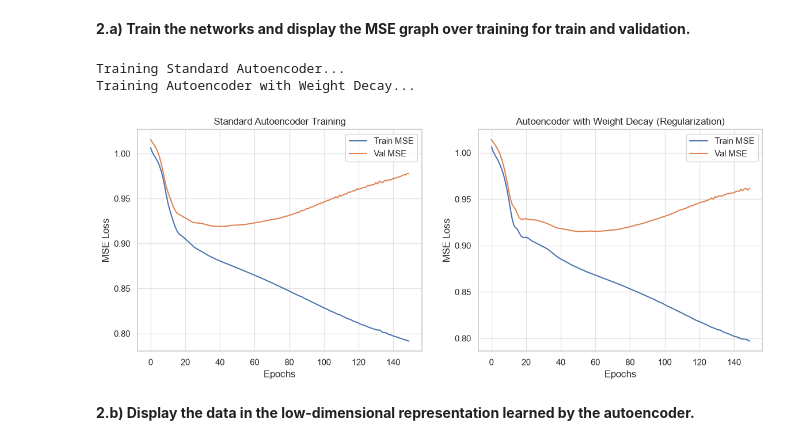
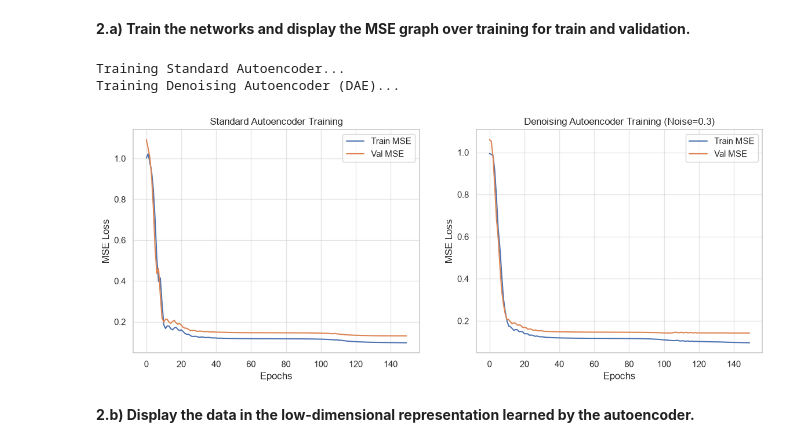
Before and after one commit to zassoulin/868369501-nn-final-project, a Jupyter notebook: Part_B.ipynb, the cells around one changed output. Cells and saved outputs as stored; diff of their text form; code cells hidden in the pictures.

Commit message:
hugh bug fix correct data was not used

```diff
--- a/Part_B.ipynb
+++ b/Part_B.ipynb
@@ -174,8 +180,8 @@ activation_fn = 'leaky_relu'
 # Model 1: Standard
 model_standard = Autoencoder(input_dim, activation=activation_fn)
 
-# Model 2: Will use the exact same architecture, but we apply Weight Decay in its optimizer
-model_wd = Autoencoder(input_dim, activation=activation_fn)
+# Model 2: Will use the exact same architecture, but we apply Denoising in its optimizer
+model_denoising = Autoencoder(input_dim, activation=activation_fn)
 
 print("Architectures created.")
 # %% [output]
@@ -183,11 +189,10 @@ Architectures created.
 # %% [markdown]
 **2.a) Train the networks and display the MSE graph over training for train and validation.**
 # %%
-def train_autoencoder(model, X_t, X_v, epochs=150, weight_decay=0.0):
+def train_autoencoder(model, X_t, X_v, epochs=150, noise_factor=0.0):
     criterion = nn.MSELoss()
-    optimizer = optim.Adam(model.parameters(), lr=0.005, weight_decay=weight_decay)
+    optimizer = optim.Adam(model.parameters(), lr=0.005)
 
-    # Convert to PyTorch tensors
     X_t_tensor = torch.FloatTensor(X_t)
     X_v_tensor = torch.FloatTensor(X_v)
 
@@ -198,54 +203,58 @@ def train_autoencoder(model, X_t, X_v, epochs=150, weight_decay=0.0):
         model.train()
         optimizer.zero_grad()
 
-        # Forward pass
-        decoded_train, _ = model(X_t_tensor)
+        # Add noise if it's a Denoising Autoencoder
+        if noise_factor > 0:
+            noisy_X_t = X_t_tensor + noise_factor * torch.randn_like(X_t_tensor)
+        else:
+            noisy_X_t = X_t_tensor
+
+        # Forward pass (feed noisy data)
+        decoded_train, _ = model(noisy_X_t)
+        # Loss is computed against the CLEAN original data
         loss = criterion(decoded_train, X_t_tensor)
 
-        # Backward pass
         loss.backward()
         optimizer.step()
-
         train_losses.append(loss.item())
 
         # Validation
         model.eval()
         with torch.no_grad():
             decoded_val, _ = model(X_v_tensor)
             val_loss = criterion(decoded_val, X_v_tensor)
             val_losses.append(val_loss.item())
 
     return train_losses, val_losses
 
 epochs = 150
 print("Training Standard Autoencoder...")
-train_loss_std, val_loss_std = train_autoencoder(model_standard, X_train, X_test, epochs=epochs, weight_decay=0.0)
+train_loss_std, val_loss_std = train_autoencoder(model_standard, X_train, X_test, epochs=epochs, noise_factor=0.0)
 
-print("Training Autoencoder with Weight Decay...")
-train_loss_wd, val_loss_wd = train_autoencoder(model_wd, X_train, X_test, epochs=epochs, weight_decay=1e-4)
+print("Training Denoising Autoencoder (DAE)...")
+train_loss_dae, val_loss_dae = train_autoencoder(model_denoising, X_train, X_test, epochs=epochs, noise_factor=0.3)
 
-# Plotting the loss curves
 fig, ax = plt.subplots(1, 2, figsize=(14, 5))
 
 ax[0].plot(train_loss_std, label='Train MSE')
 ax[0].plot(val_loss_std, label='Val MSE')
 ax[0].set_title('Standard Autoencoder Training')
 ax[0].set_xlabel('Epochs')
 ax[0].set_ylabel('MSE Loss')
 ax[0].legend()
 
-ax[1].plot(train_loss_wd, label='Train MSE')
-ax[1].plot(val_loss_wd, label='Val MSE')
-ax[1].set_title('Autoencoder with Weight Decay (Regularization)')
+ax[1].plot(train_loss_dae, label='Train MSE')
+ax[1].plot(val_loss_dae, label='Val MSE')
+ax[1].set_title('Denoising Autoencoder Training (Noise=0.3)')
 ax[1].set_xlabel('Epochs')
 ax[1].set_ylabel('MSE Loss')
 ax[1].legend()
 
 plt.show()
 # %% [output]
 Training Standard Autoencoder...
-Training Autoencoder with Weight Decay...
+Training Denoising Autoencoder (DAE)...
-[figure, old version]
+[figure, new version]
 # %% [markdown]
 **2.b) Display the data in the low-dimensional representation learned by the autoencoder.**
 # %%
```
Also changed, not shown: parts of 9 cells of this notebook.
